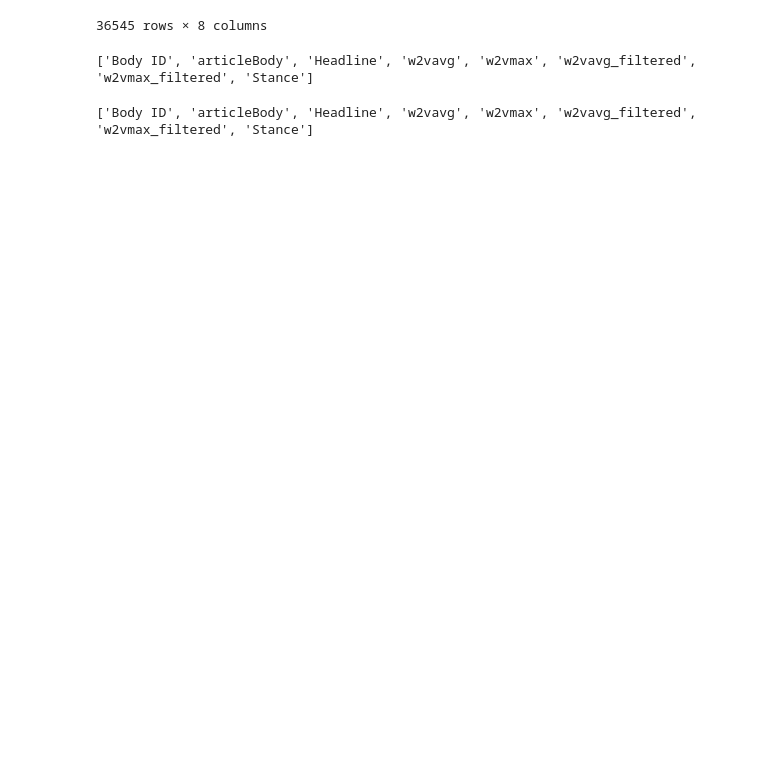
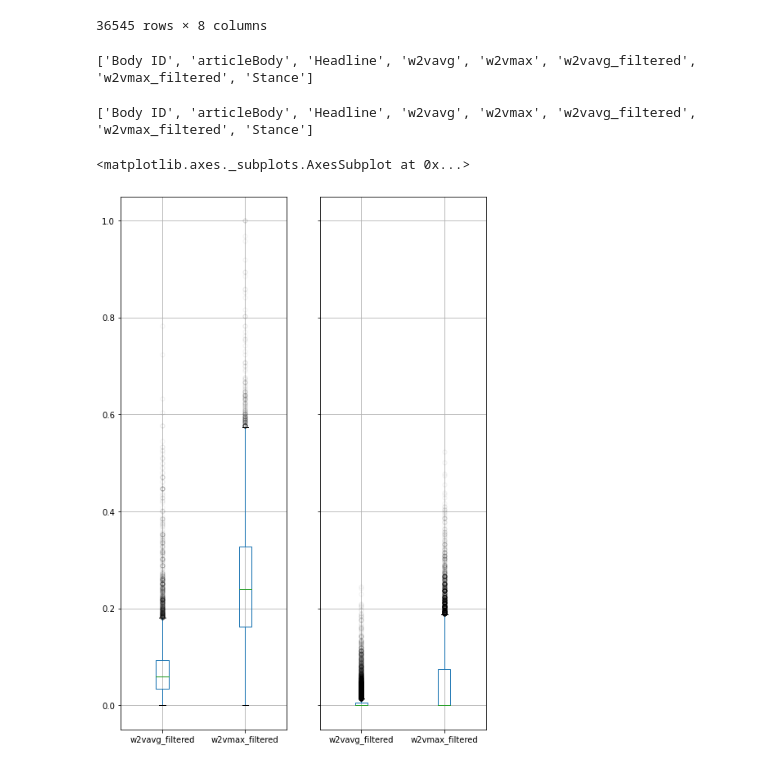
Before and after one commit to 4nds/Strojno_Ucenje_Projekt_FAIR, a Jupyter notebook: src/test.ipynb, the cells around one changed output. Drawn from its saved outputs; the diff is of its cells as text; code cells hidden in the pictures; blank space fills up the shorter version.

```diff
--- a/src/test.ipynb
+++ b/src/test.ipynb
@@ -589,7 +601,7 @@ stop_final.reset_index()
 j=0
 for index, row in stop_final.iterrows():
     split_sentences = split_into_sentences(row['articleBody'])
-    max_similarity = 0
+    max_similarity = float(0.0)
     for sent in split_sentences:
         word_tokens = word_tokenize(sent)
         filtered_sentence = [w for w in word_tokens if not w.lower() in stop_words]
@@ -756,3 +768,10 @@ print(final_train_merge_w2v_samo_related.columns.to_list())
 print(final_train_merge_w2v_samo_unrelated.columns.to_list())
 # %% [output]
 ['Body ID', 'articleBody', 'Headline', 'w2vavg', 'w2vmax', 'w2vavg_filtered', 'w2vmax_filtered', 'Stance']
+# %%
+figure, axes = plt.subplots(1, 2, sharey = True, figsize = (8,12) )
+final_train_merge_w2v_samo_related.boxplot(['w2vavg_filtered', 'w2vmax_filtered'], ax=axes[0], flierprops=dict(markersize=5, alpha=0.05))
+final_train_merge_w2v_samo_unrelated.boxplot(['w2vavg_filtered', 'w2vmax_filtered'], ax=axes[1], flierprops=dict(markersize=5, alpha=0.05))
+# %% [output]
+<matplotlib.axes._subplots.AxesSubplot at 0x...>
+[figure, added]
```
Also changed, not shown: parts of 11 cells of this notebook.
